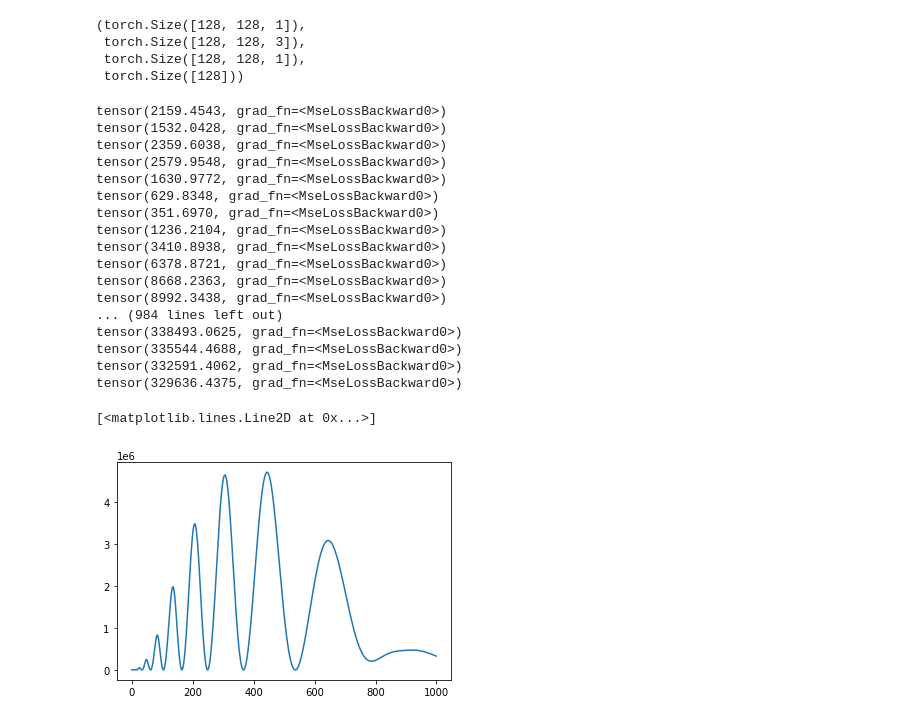
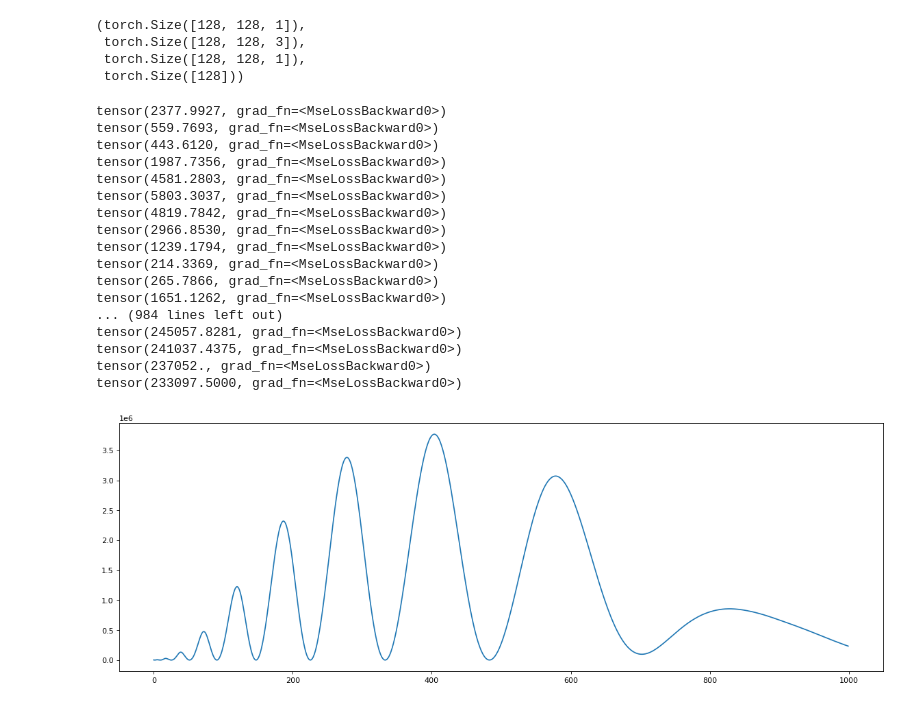
Before and after one commit to danielmunioz/JPX, a Jupyter notebook: JPX_ModelTest.ipynb, the cells around one changed output. Drawn from its saved outputs; the diff is of its cells as text; code cells hidden in the pictures.

Commit message:
Testing diff versions of time2vec

```diff
--- a/JPX_ModelTest.ipynb
+++ b/JPX_ModelTest.ipynb
@@ -88,9 +137,13 @@ class time2vec(nn.Module):
     return torch.concat((linear_out, func_out), dim=-1)
 # %%
 class TSTransformer(nn.Module):
-  def __init__(self, in_features, time_features=7, mlp_dim=1024, enc_layers=2, enc_heads=2):
+  def __init__(self, in_features, time_features=7, mlp_dim=1024, enc_layers=2, enc_heads=2, date_vec=True):
     super().__init__()
-    self.time2vec = time2vec(3, time_features)
+    self.date_vec = date_vec
+    if date_vec:
+      self.time2vec = time2vec(3, time_features)
+    else:
+      self.time2vec = time2vec(in_features, time_features)
     self.encoder_layer = nn.TransformerEncoderLayer(d_model=in_features+time_features, nhead=enc_heads,
                                                     dropout=0, activation=F.gelu, batch_first=True,
                                                     norm_first=True)
@@ -99,10 +152,13 @@ class TSTransformer(nn.Module):
     self.mlp = nn.Linear(in_features+time_features, mlp_dim)
     self.regressor = nn.Linear(mlp_dim, 1)
 
-  def forward(self, x, date_vec, padding_mask):
-    time_embeddings = self.time2vec(date_vec)
-    x = torch.concat((x, time_embeddings), dim=-1)
-    x = self.encoder(src=x, src_key_padding_mask=padding_mask)
+  def forward(self, in_forward):
+    if self.date_vec:
+      time_embeddings = self.time2vec(in_forward['date'].float())
+    else:
+      time_embeddings = self.time2vec(in_forward['sequence'].float())
+    x = torch.concat((in_forward['sequence'].float(), time_embeddings), dim=-1)
+    x = self.encoder(src=x, src_key_padding_mask=in_forward['mask'].squeeze(-1).float())
 
     x = F.relu(self.mlp(x))
     x = self.regressor(x)
@@ -122,56 +178,61 @@ dframe_1 = dframe.drop(['Open', 'High', 'Low', 'Volume', 'RowId', 'AdjustmentFac
 dframe_1 = dframe_1[~dframe_1['Close'].isnull()] #Getting rid of null values for this experiment
 dframe_1 = dframe_1.sort_values(['SecuritiesCode', 'Date'], ascending=[True, True]).reset_index(drop=True)
 # %%
-dset = TSDataset(dframe_1, seq_len=128)
+dset = TSDataset(dframe_1, seq_len=128, vec_dates=True)
 dloader = DataLoader(dset, batch_size=128, shuffle=False, num_workers=1)
+
 train_batch = next(iter(dloader))
-train_batch['sequence'].shape, train_batch['date'].shape, train_batch['mask'].shape, train_batch['target'].shape
+target = train_batch.pop('target')
+
+train_batch['sequence'].shape, train_batch['date'].shape, train_batch['mask'].shape, target.shape
 # %% [output]
 (torch.Size([128, 128, 1]),
  torch.Size([128, 128, 3]),
  torch.Size([128, 128, 1]),
  torch.Size([128]))
 # %%
-####Overfitting a single batch
+####Overfitting a single batch ----On vector dates
 
 #May be a good idea to normalize the data
 #consider another criterion
 #consider modifying model params
 #consider encoding the vector dates instead of the sequence ---------done
-model = TSTransformer(in_features=1, time_features=7)
+model = TSTransformer(in_features=1, time_features=7, date_vec=True)
 
 crit = nn.MSELoss()
 optim = torch.optim.Adam(model.parameters(), lr = 1e-4)
 
 total_loss = []
 for epoch in range(1000):
-  out = model(train_batch['sequence'].float(), date_vec=train_batch['date'].float(), padding_mask=train_batch['mask'].squeeze(-1).float())
-  loss = crit(out.squeeze(-1), train_batch['target'].float())
+  out = model(train_batch)
+  loss = crit(out.squeeze(-1), target.float())
   loss.backward()
   optim.step()
   total_loss.append(loss.item())
   print(loss)
 # %% [output]
-tensor(2159.4543, grad_fn=<MseLossBackward0>)
-tensor(1532.0428, grad_fn=<MseLossBackward0>)
-tensor(2359.6038, grad_fn=<MseLossBackward0>)
-tensor(2579.9548, grad_fn=<MseLossBackward0>)
-tensor(1630.9772, grad_fn=<MseLossBackward0>)
-tensor(629.8348, grad_fn=<MseLossBackward0>)
-tensor(351.6970, grad_fn=<MseLossBackward0>)
-tensor(1236.2104, grad_fn=<MseLossBackward0>)
-tensor(3410.8938, grad_fn=<MseLossBackward0>)
-tensor(6378.8721, grad_fn=<MseLossBackward0>)
-tensor(8668.2363, grad_fn=<MseLossBackward0>)
-tensor(8992.3438, grad_fn=<MseLossBackward0>)
+tensor(2377.9927, grad_fn=<MseLossBackward0>)
+tensor(559.7693, grad_fn=<MseLossBackward0>)
+tensor(443.6120, grad_fn=<MseLossBackward0>)
+tensor(1987.7356, grad_fn=<MseLossBackward0>)
+tensor(4581.2803, grad_fn=<MseLossBackward0>)
+tensor(5803.3037, grad_fn=<MseLossBackward0>)
+tensor(4819.7842, grad_fn=<MseLossBackward0>)
+tensor(2966.8530, grad_fn=<MseLossBackward0>)
+tensor(1239.1794, grad_fn=<MseLossBackward0>)
+tensor(214.3369, grad_fn=<MseLossBackward0>)
+tensor(265.7866, grad_fn=<MseLossBackward0>)
+tensor(1651.1262, grad_fn=<MseLossBackward0>)
 ... (984 lines left out)
-tensor(338493.0625, grad_fn=<MseLossBackward0>)
-tensor(335544.4688, grad_fn=<MseLossBackward0>)
-tensor(332591.4062, grad_fn=<MseLossBackward0>)
-tensor(329636.4375, grad_fn=<MseLossBackward0>)
+tensor(245057.8281, grad_fn=<MseLossBackward0>)
+tensor(241037.4375, grad_fn=<MseLossBackward0>)
+tensor(237052., grad_fn=<MseLossBackward0>)
+tensor(233097.5000, grad_fn=<MseLossBackward0>)
 # %%
 tensor_loss = torch.tensor(total_loss)
+
+plt.figure(figsize=(18, 6), dpi=80)
 plt.plot(tensor_loss.numpy())
+plt.show()
 # %% [output]
-[<matplotlib.lines.Line2D at 0x...>]
-[figure, old version]
+[figure, new version]
```
Also changed, not shown: parts of 5 cells of this notebook.
